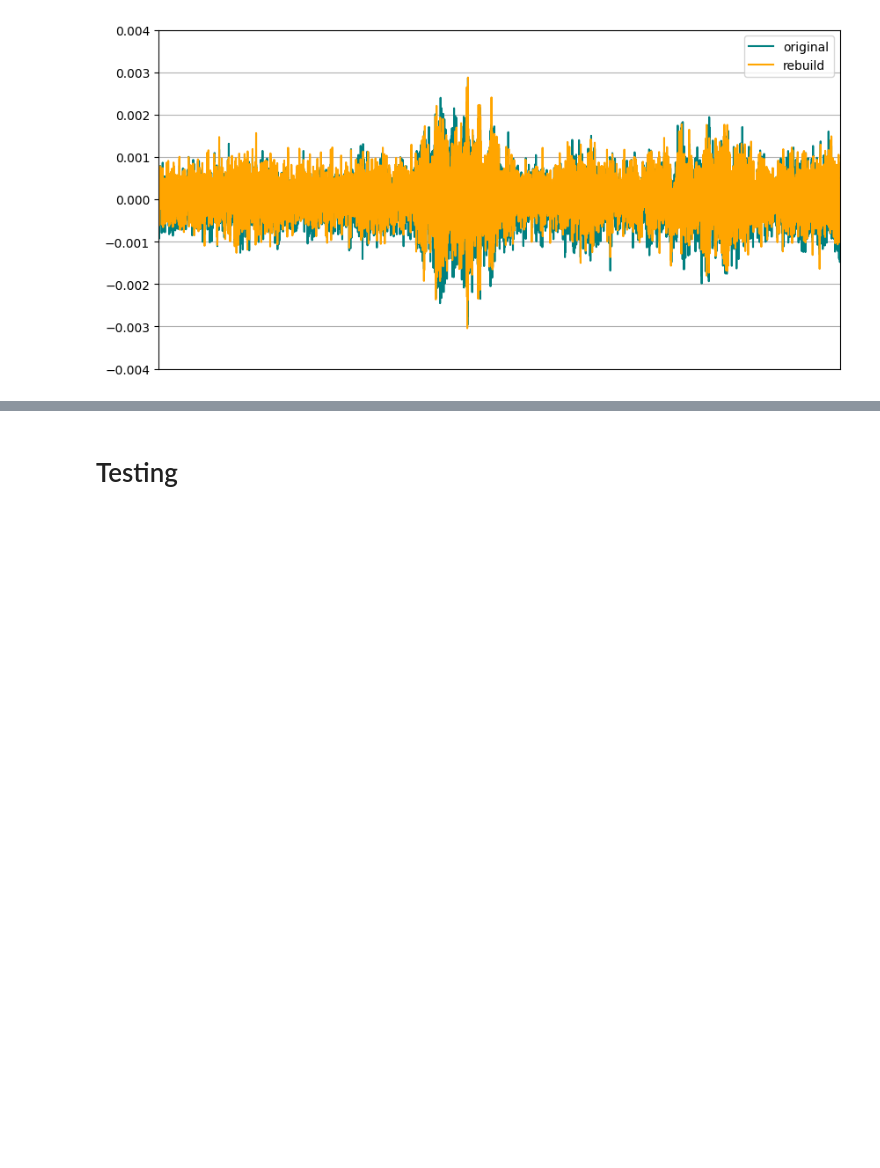
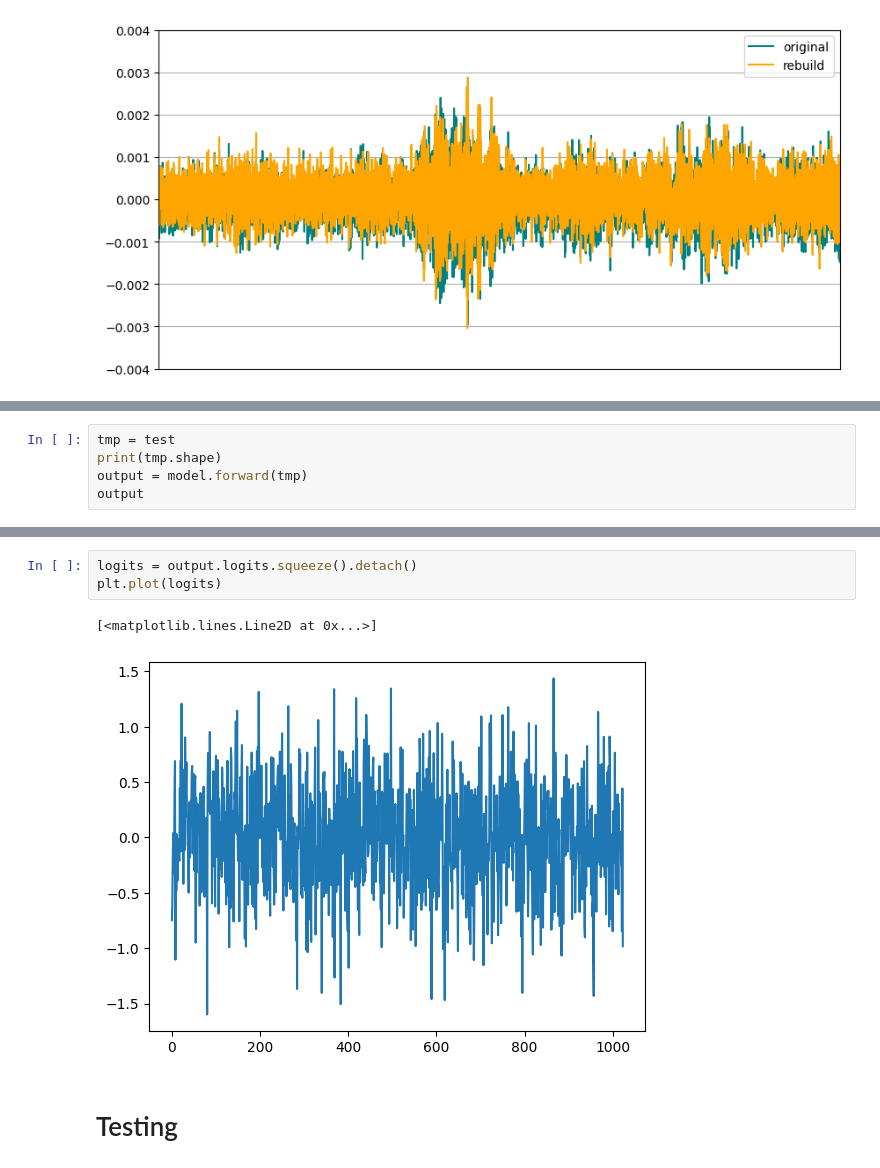
Before and after one commit to RuslanAntjuschin/bachelor-project, a Jupyter notebook: dataset_curation/extraction.ipynb, the cells around one changed output, grey strips where cells are left out. Drawn from its saved outputs; the diff is of its cells as text; blank space fills up the shorter version.

```diff
--- a/dataset_curation/extraction.ipynb
+++ b/dataset_curation/extraction.ipynb
@@ -489,0 +633,5 @@ IPython.display.Audio(data=rebuild_dac.squeeze().detach(), rate=44000)
+# %%
+tmp = test
+print(tmp.shape)
+output = model.forward(tmp)
+output
@@ -490,3 +642,9 @@ IPython.display.Audio(data=rebuild_dac.squeeze().detach(), rate=44000)
+# %%
+logits = output.logits.squeeze().detach()
+plt.plot(logits)
+# %% [output]
+[<matplotlib.lines.Line2D at 0x...>]
+[figure, added]
 # %% [markdown]
 # Testing
 # %%
```
Also changed, not shown: parts of 8 cells of this notebook, 3 other files.
